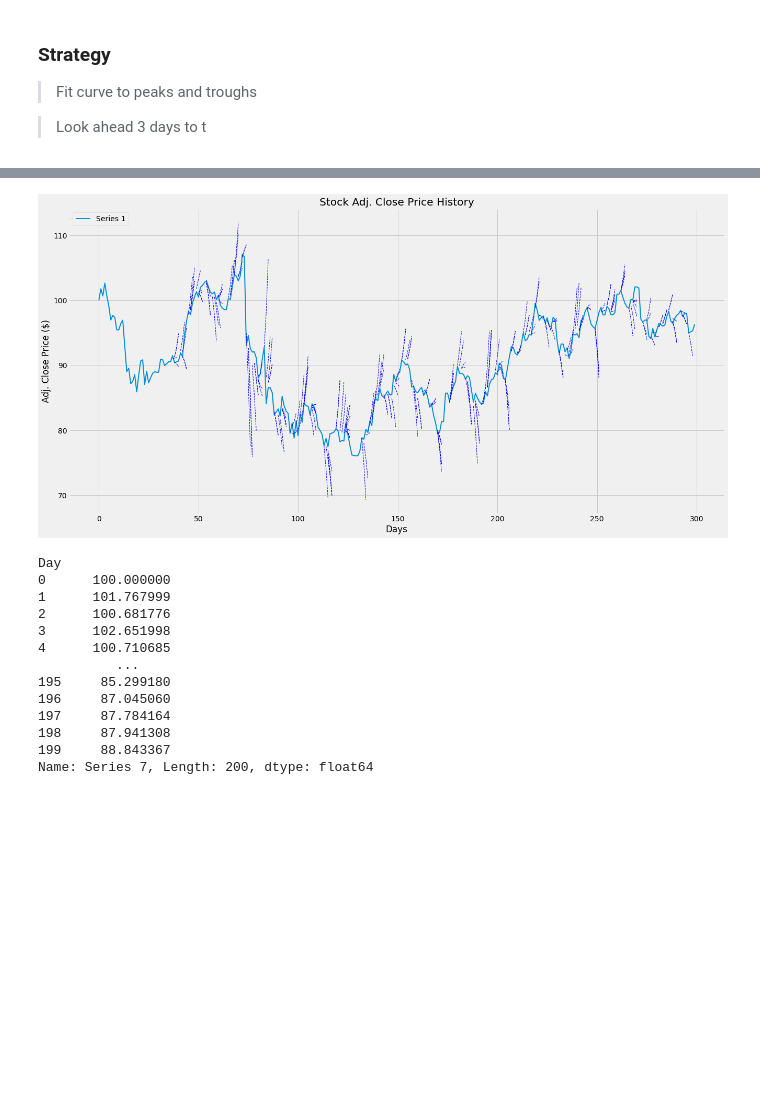
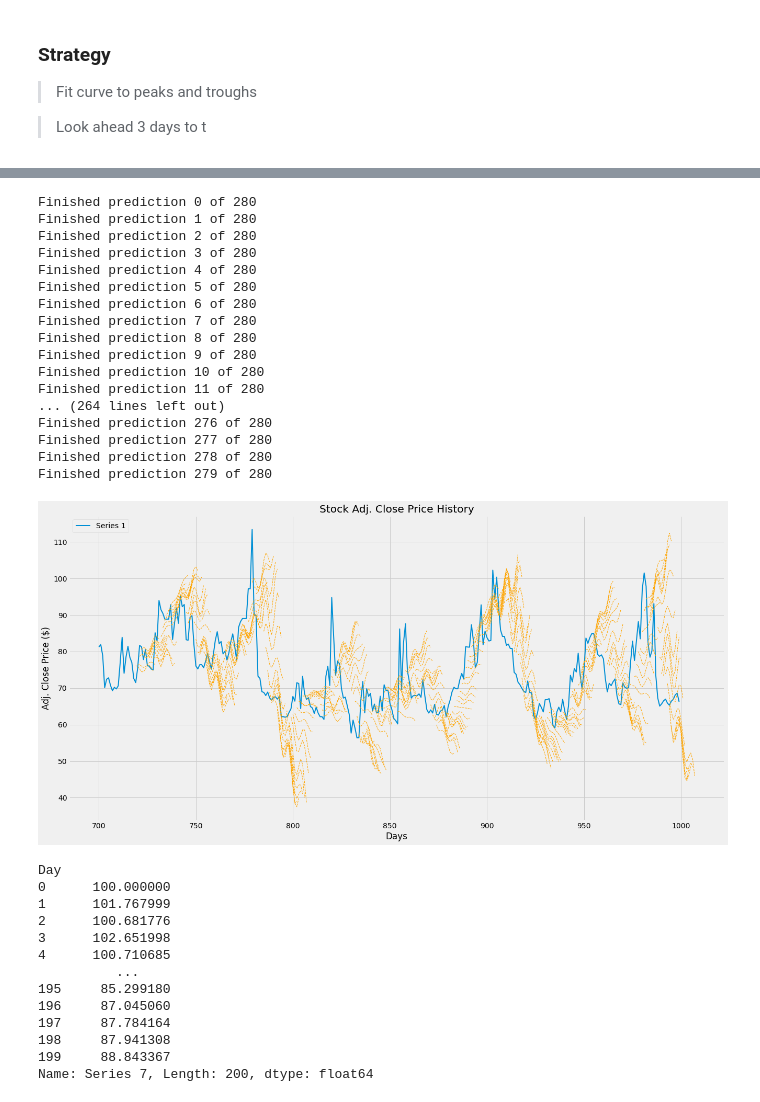
Before and after one commit to oscarwoodi/BHProj2Team1, a Jupyter notebook: Levels_.ipynb, the cells around one changed output, grey strips where cells are left out. Saved outputs shown, nothing was run; the diff lists cells and outputs as text; code cells hidden in the pictures; blank space fills up the shorter version.

Commit message:
finished crystal ball

```diff
--- a/Levels_.ipynb
+++ b/Levels_.ipynb
@@ -253,16 +253,20 @@ from scipy.optimize import curve_fit
 def objective(x, a, b, c, d, e, f):
     return (a * x) + (b * x**2) + (c * x**3) + (d * x**4) + (e * x**5) + f
 
-def fit_quad_curve(series, vision, span):
+def fit_quad_curve(series, vision, span, option):
 
     # series is the stock analysed - string
     # vision is how far ahead a predicition is made - integer
     # span is how many data points are used for the estimate - [start, end]
+    # option - 0 for turing points, 1 for acutal prices
 
-    data1 = pd.DataFrame(leveler(series, span[0], span[1])[0])
+    if option == 0:
+        data1 = pd.DataFrame(leveler(series, span[0], span[1])[0])
+    else:
+        data1 = df[series][span[0]:span[1]].reset_index()
 
     # choose the input and output variables
-    x, y = data1[0], data1[1]
+    x, y = data1.iloc[:,0], data1.iloc[:,1]
 
     # curve fit
     popt, _ = curve_fit(objective, x, y)
@@ -286,9 +290,9 @@ def fit_quad_curve(series, vision, span):
 
 series = 'Series 7'
 vision = 3
-span1 = [0, 50]
+span1 = [20, 77]
 
-[x_line, y_line, x_line_f, y_line_f] = fit_quad_curve(series, vision, span1)
+[x_line, y_line, x_line_f, y_line_f] = fit_quad_curve(series, vision, span1, 1)
 
 # create a line plot for the mapping function
 plt.plot(x_line, y_line, '--', color='red')
@@ -300,36 +361,61 @@ plt.show()
 # %%
 # testing across whole series
-def crystal_ball(series, vision, window, start, end):
+def crystal_ball(series, vision, window, start, end, option, predictor):
 
     # vision - how far ahead to predict
     # window - number of values used in curve fitting
     # start - observation period start
     # end - observation period end
+    # option - used in predictor (0 uses turning point data, 1 uses price data)
+    # predictor - type of interpolation (0 uses 4th deg poly, 1 uses sin)
 
     data1 = df[series][start:end]
 
     # plot initial curve
     plt.figure(figsize=(20, 10))
     plt.plot(data1, linewidth = 2)
     plt.title('Stock Adj. Close Price History')
     plt.xlabel('Days')
     plt.ylabel('Adj. Close Price ($)')
     plt.legend(df, loc='upper left')
 
     # plot guess per time step
     for i in range(start, end-window):
 
         span = [i, i+window]
-        [x_line, y_line, x_line_f, y_line_f] = fit_quad_curve(series, vision, span)
+
+        if predictor == 0:
+            [x_line, y_line, x_line_f, y_line_f] = fit_quad_curve(series, vision, span, option)
+        elif predictor == 1:
+            [x_line, y_line, x_line_f, y_line_f] = fit_sin_curve(series, vision, span, option)
 
         # create a line plot for the mapping function
-        plt.plot(x_line_f, y_line_f, '--', color='blue', linewidth=1)
+        plt.plot(x_line_f, y_line_f, '--', color='orange', linewidth=1)
+
+        print('Finished prediction %.d of %.d' % (i-start, end-window-start))
 
 # call function
 
-crystal_ball('Series 7', 3, 40, 0, 300)
+crystal_ball('Series 28', 5, 10, 700, 1000, 1, 1)
 # %% [output]
+Finished prediction 0 of 280
+Finished prediction 1 of 280
+Finished prediction 2 of 280
+Finished prediction 3 of 280
+Finished prediction 4 of 280
+Finished prediction 5 of 280
+Finished prediction 6 of 280
+Finished prediction 7 of 280
+Finished prediction 8 of 280
+Finished prediction 9 of 280
+Finished prediction 10 of 280
+Finished prediction 11 of 280
+... (264 lines left out)
+Finished prediction 276 of 280
+Finished prediction 277 of 280
+Finished prediction 278 of 280
+Finished prediction 279 of 280
-[figure, old version]
+[figure, new version]
 # %%
 data
 # %% [output]
```
Also changed, not shown: parts of 3 cells of this notebook.
